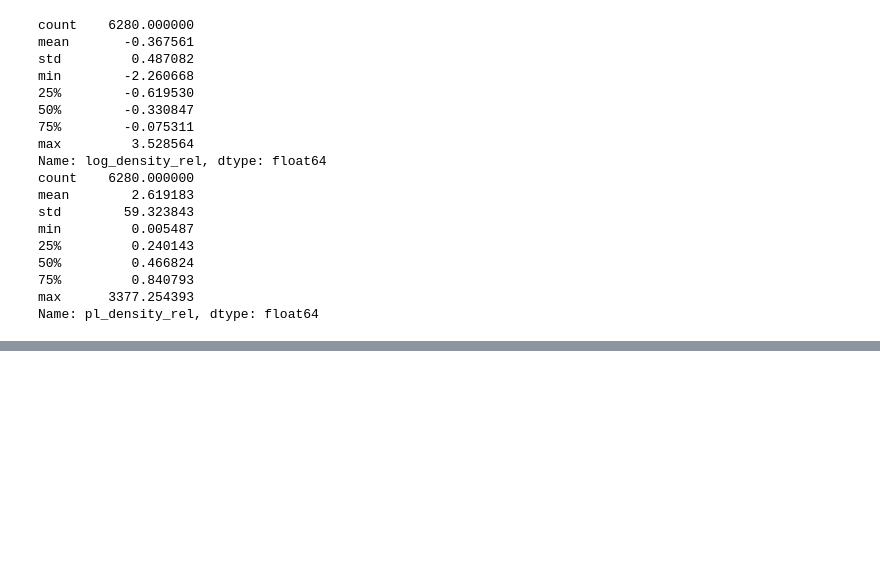
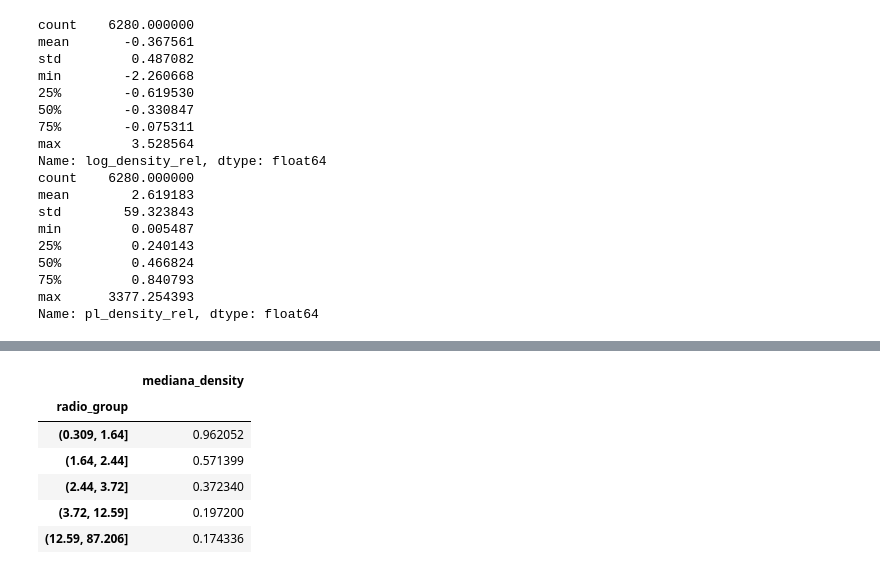
Before and after one commit to jhonatanaburto5-maker/machine-learning, a Jupyter notebook: notebooks/01_exoplanets_eda.ipynb, the cells around one changed output, grey strips where cells are left out. Cells and saved outputs as stored; diff of their text form; code cells hidden in the pictures; blank space fills up the shorter version.

Commit message:
Update exoplanets EDA notebook

```diff
--- a/notebooks/01_exoplanets_eda.ipynb
+++ b/notebooks/01_exoplanets_eda.ipynb
@@ -330,0 +353,21 @@ Name: pl_density_rel, dtype: float64
+# %%
+#crearemos una columna donde se dividiran los planetas en grupo de radios y calcularemos la mediaana
+
+df_density["radio_group"] = pd.qcut(
+    df_density["pl_rade"],
+    q= 5
+)
+df_density.groupby("radio_group").agg(
+    mediana_density =("pl_density_rel", lambda x: x.median())
+
+)
+# En este conjunto de exoplanetas , lo planetas pertenecientes a grupos de mayor radio teienden a presentar menores valores de densidad relativa
+#Los resultados muestran una asociación negativa entre el radio planetario y la densidad relativa: los grupos con mayores radios presentan menores medianas de densidad. Este comportamiento es consistente con la relación matemática entre masa, volumen y densidad, aunque la densidad también depende de la masa, por lo que el aumento del radio por sí solo no implica necesariamente una disminución de la densidad.
+# %% [output]
+|  | mediana_density |
+| radio_group |  |
+| (0.309, 1.64] | 0.962052 |
+| (1.64, 2.44] | 0.571399 |
+| (2.44, 3.72] | 0.372340 |
+| (3.72, 12.59] | 0.197200 |
+| (12.59, 87.206] | 0.174336 |
```
Also changed, not shown: parts of 2 cells of this notebook.
